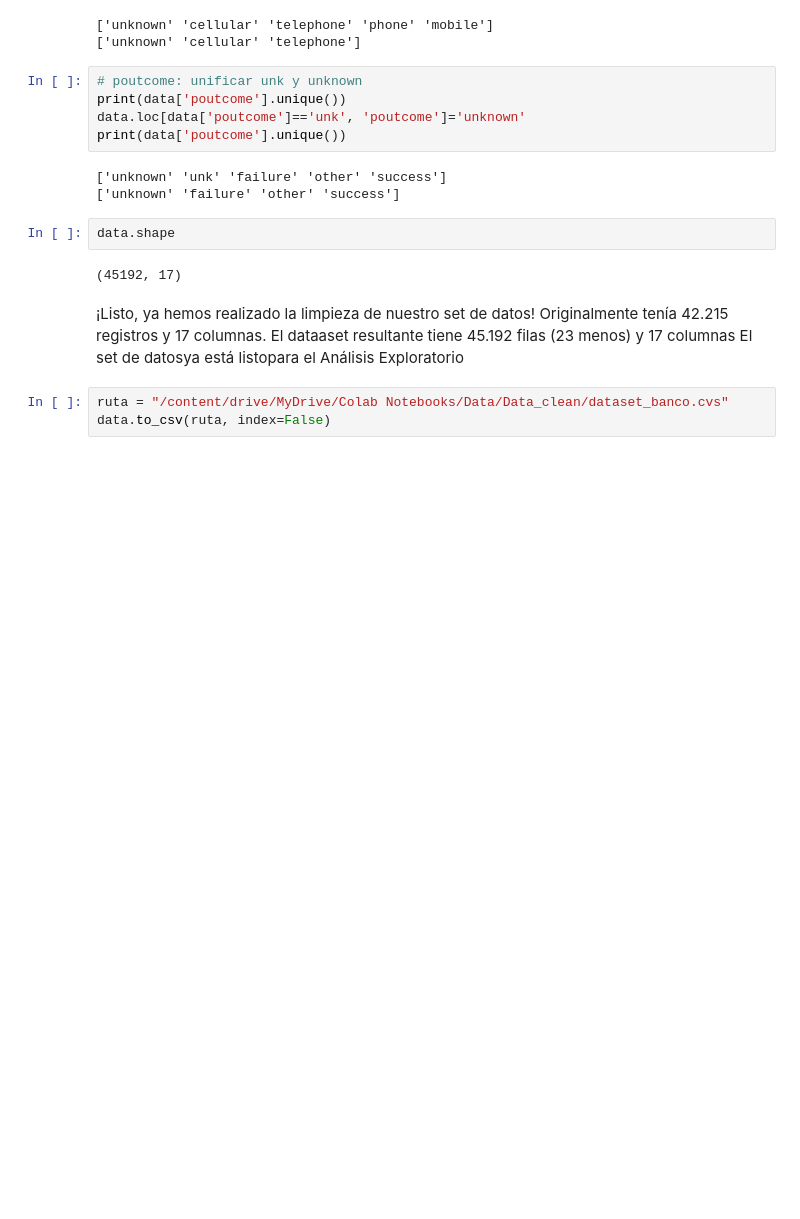
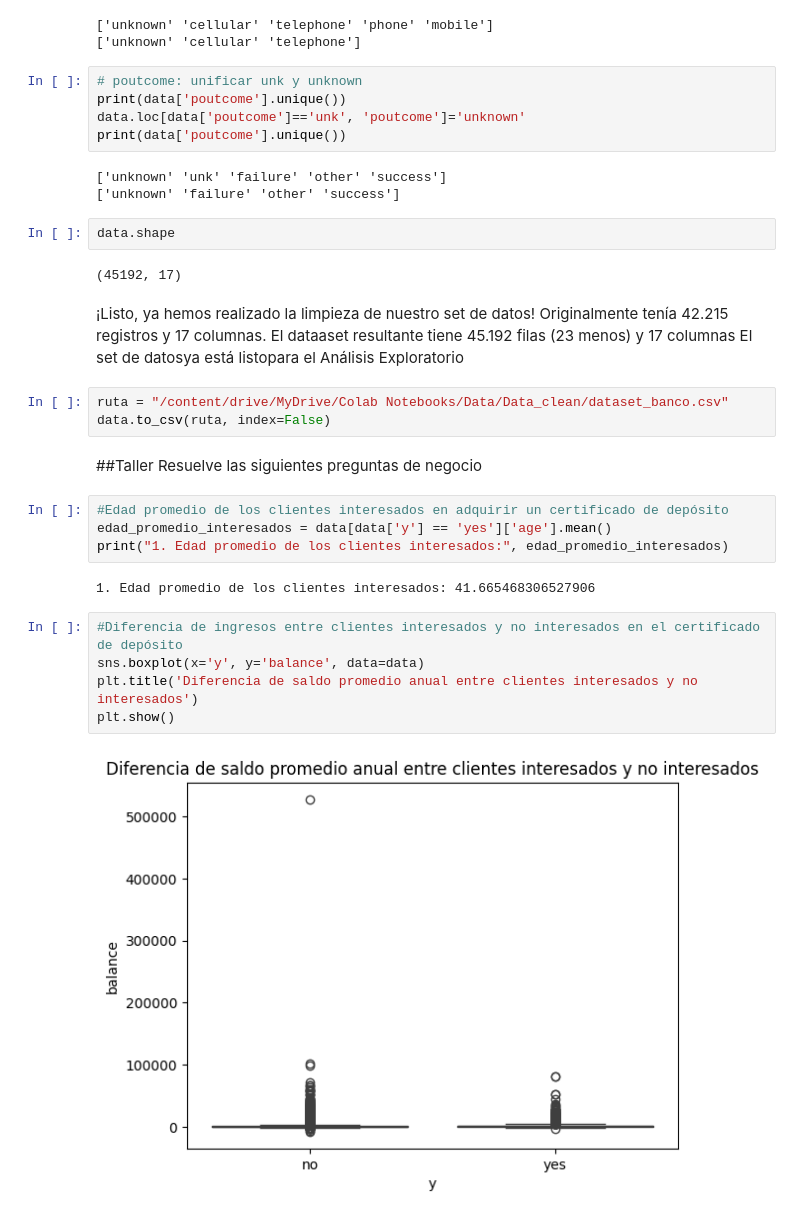
Before and after one commit to Eli0103/TalentoTech, a Jupyter notebook: DataCleaning.ipynb, the cells around one changed output. Saved outputs shown, nothing was run; the diff lists cells and outputs as text; blank space fills up the shorter version.

```diff
--- a/DataCleaning.ipynb
+++ b/DataCleaning.ipynb
@@ -393,5 +383,21 @@ data.shape
 Originalmente tenía 42.215 registros y 17 columnas. El dataaset resultante tiene 45.192 filas (23 menos) y 17 columnas
 El set de datosya está listopara el Análisis Exploratorio
 # %%
-ruta = "/content/drive/MyDrive/Colab Notebooks/Data/Data_clean/dataset_banco.cvs"
+ruta = "/content/drive/MyDrive/Colab Notebooks/Data/Data_clean/dataset_banco.csv"
 data.to_csv(ruta, index=False)
+# %% [markdown]
+##Taller
+Resuelve las siguientes preguntas de negocio
+# %%
+#Edad promedio de los clientes interesados en adquirir un certificado de depósito
+edad_promedio_interesados = data[data['y'] == 'yes']['age'].mean()
+print("1. Edad promedio de los clientes interesados:", edad_promedio_interesados)
+# %% [output]
+1. Edad promedio de los clientes interesados: 41.665468306527906
+# %%
+#Diferencia de ingresos entre clientes interesados y no interesados en el certificado de depósito
+sns.boxplot(x='y', y='balance', data=data)
+plt.title('Diferencia de saldo promedio anual entre clientes interesados y no interesados')
+plt.show()
+# %% [output]
+[figure, added]
```
Also changed, not shown: parts of 3 cells of this notebook.
